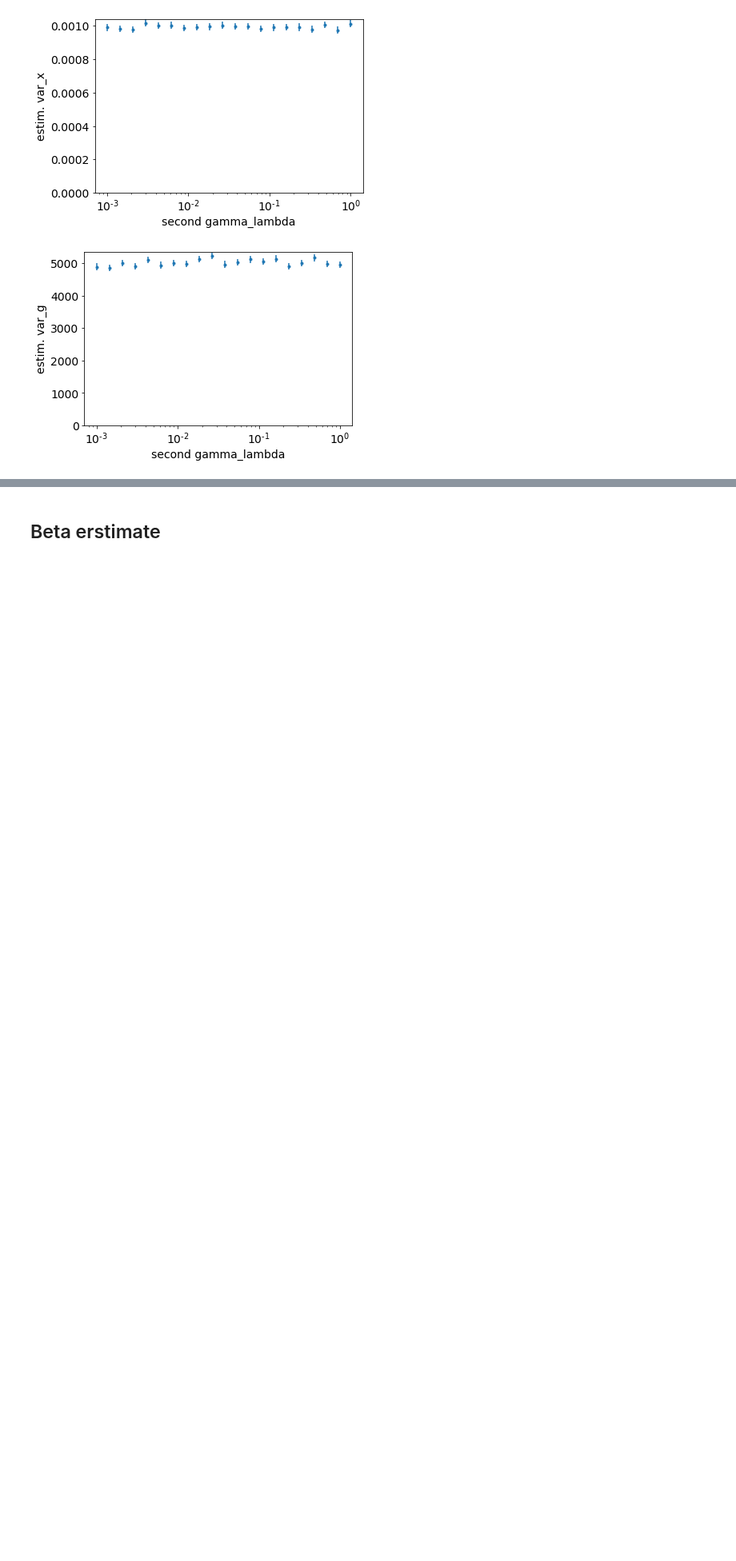
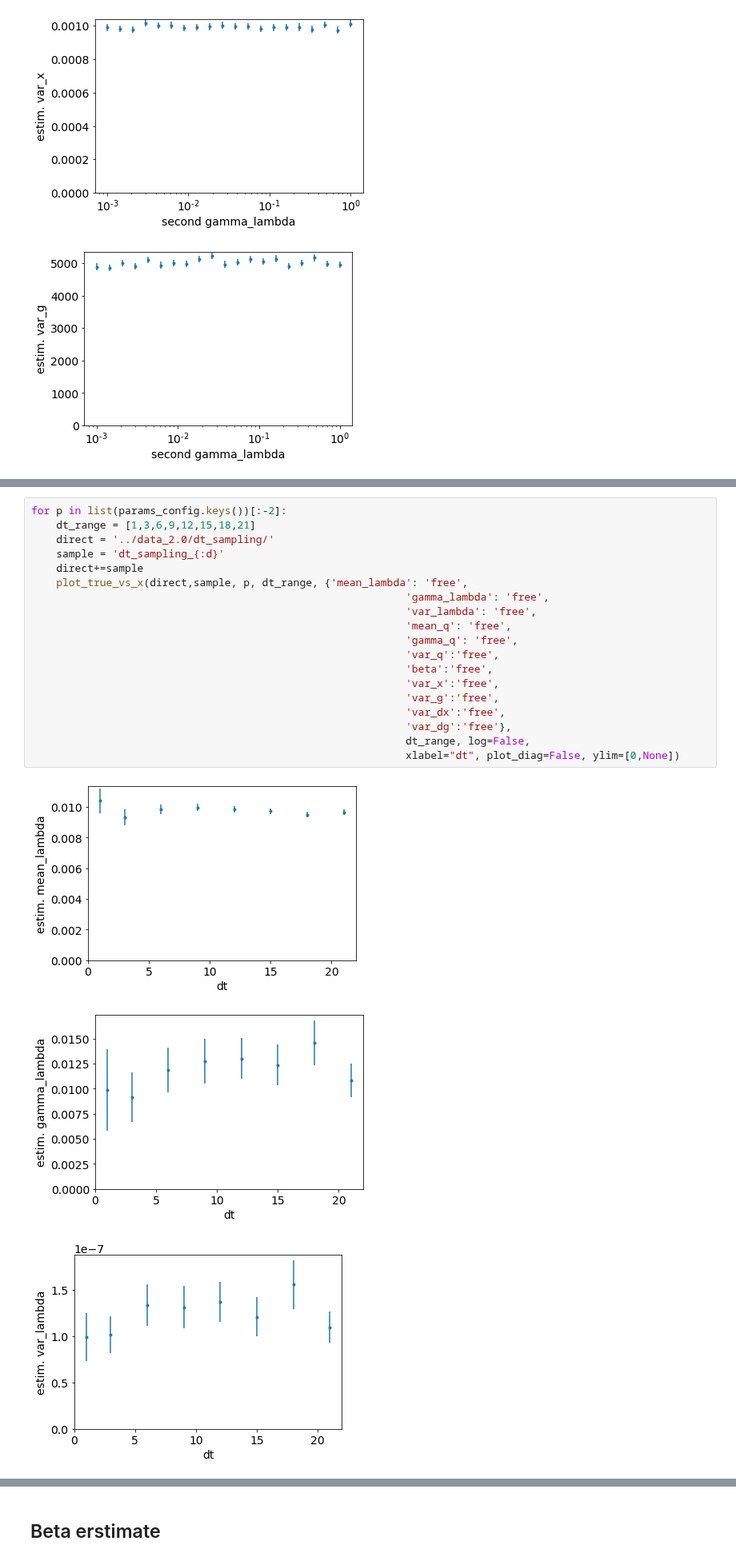
Before and after one commit to bjks/gfp_gaussian_process, a Jupyter notebook: notebooks/ggp_param_estim.ipynb, the cells around one changed output, grey strips where cells are left out. Shown at 80% size. Saved outputs shown, nothing was run; the diff lists cells and outputs as text; blank space fills up the shorter version.

```diff
--- a/notebooks/ggp_param_estim.ipynb
+++ b/notebooks/ggp_param_estim.ipynb
@@ -251,0 +258,23 @@ for p in list(params_config.keys())[:-2]:
+# %%
+for p in list(params_config.keys())[:-2]:
+    dt_range = [1,3,6,9,12,15,18,21]
+    direct = '../data_2.0/dt_sampling/'
+    sample = 'dt_sampling_{:d}'
+    direct+=sample
+    plot_true_vs_x(direct,sample, p, dt_range, {'mean_lambda': 'free',
+                                                            'gamma_lambda': 'free',
+                                                            'var_lambda': 'free',
+                                                            'mean_q': 'free',
+                                                            'gamma_q': 'free',
+                                                            'var_q':'free',
+                                                            'beta':'free',
+                                                            'var_x':'free',
+                                                            'var_g':'free',
+                                                            'var_dx':'free',
+                                                            'var_dg':'free'},
+                                                            dt_range, log=False,
+                                                            xlabel="dt", plot_diag=False, ylim=[0,None])
+# %% [output]
+[figure, added]
+[figure, added]
+[figure, added]
```
Also changed, not shown: parts of 7 cells of this notebook, 15 other files.
